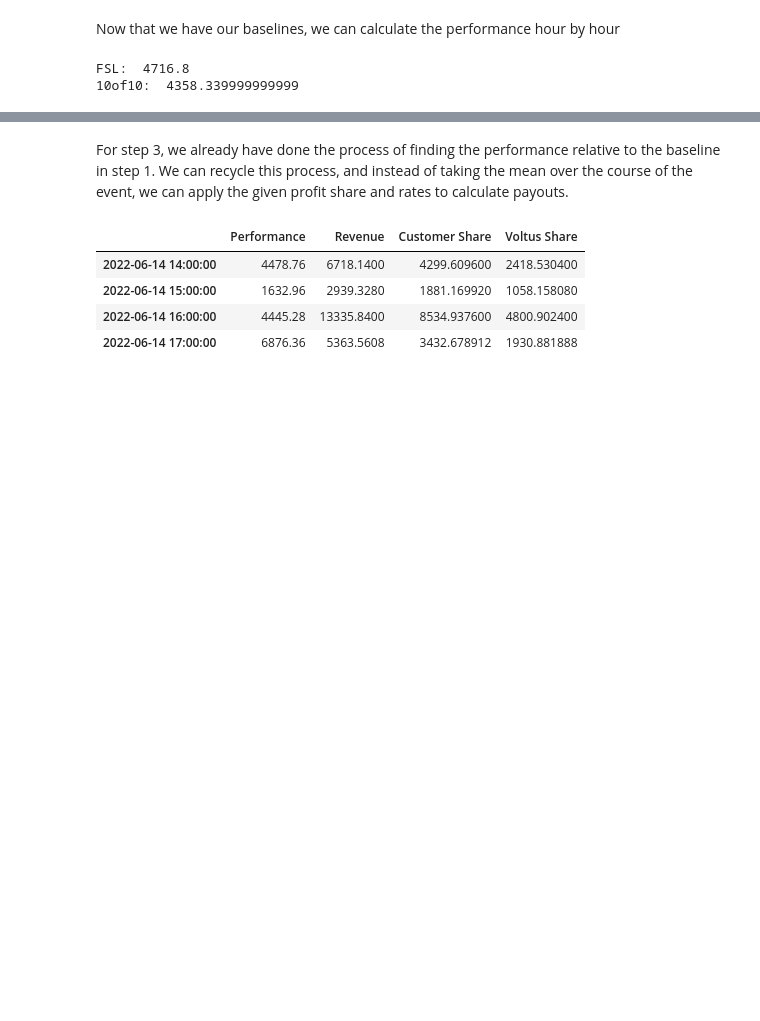
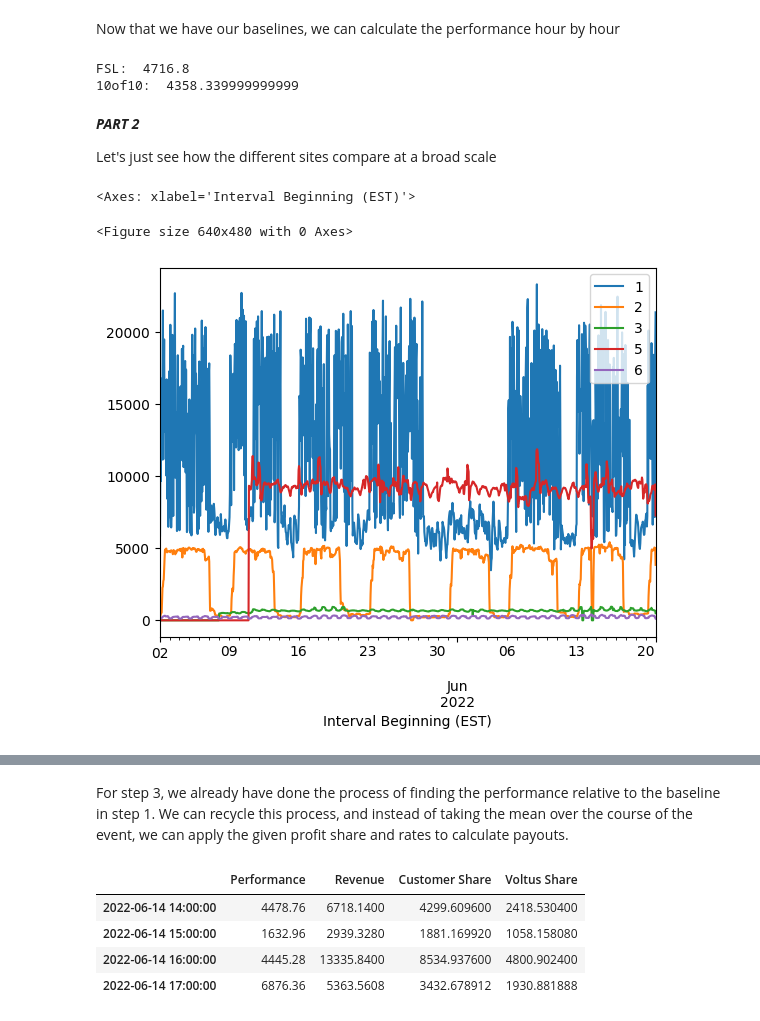
Before and after one commit to Desitrain22/Voltus-Energy-Markets-Take-Home, a Jupyter notebook: homework.ipynb, the cells around one changed output, grey strips where cells are left out. Saved outputs shown, nothing was run; the diff lists cells and outputs as text; code cells hidden in the pictures; blank space fills up the shorter version.

Commit message:
part 2

```diff
--- a/homework.ipynb
+++ b/homework.ipynb
@@ -128,3 +128,17 @@ print("10of10: ", customer_performance_from_baseline(event_data['kWh'], get_10of
 # %% [output]
 FSL:  4716.8
 10of10:  4358.339999999999
+# %% [markdown]
+***PART 2***
+
+Let's just see how the different sites compare at a broad scale
+# %%
+import matplotlib.pyplot as plt
+import pandas as pd
+all_data = pd.DataFrame({str(i): get_site_data("files/site_" + str(i) + ".csv")['kWh'] for i in [1,2,3,5,6]})
+plt.figure()
+all_data.groupby(all_data.index.floor("h")).sum().plot()
+# %% [output]
+<Axes: xlabel='Interval Beginning (EST)'>
+<Figure size 640x480 with 0 Axes>
+[figure, added]
```
Also changed, not shown: parts of 9 cells of this notebook.
